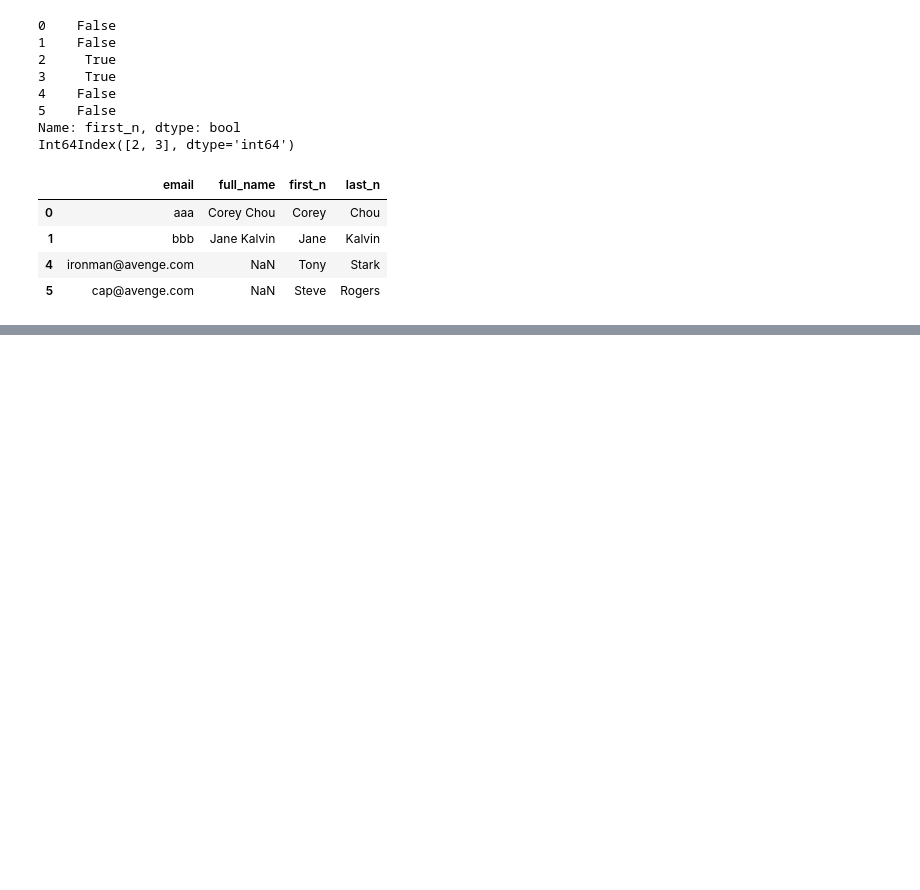
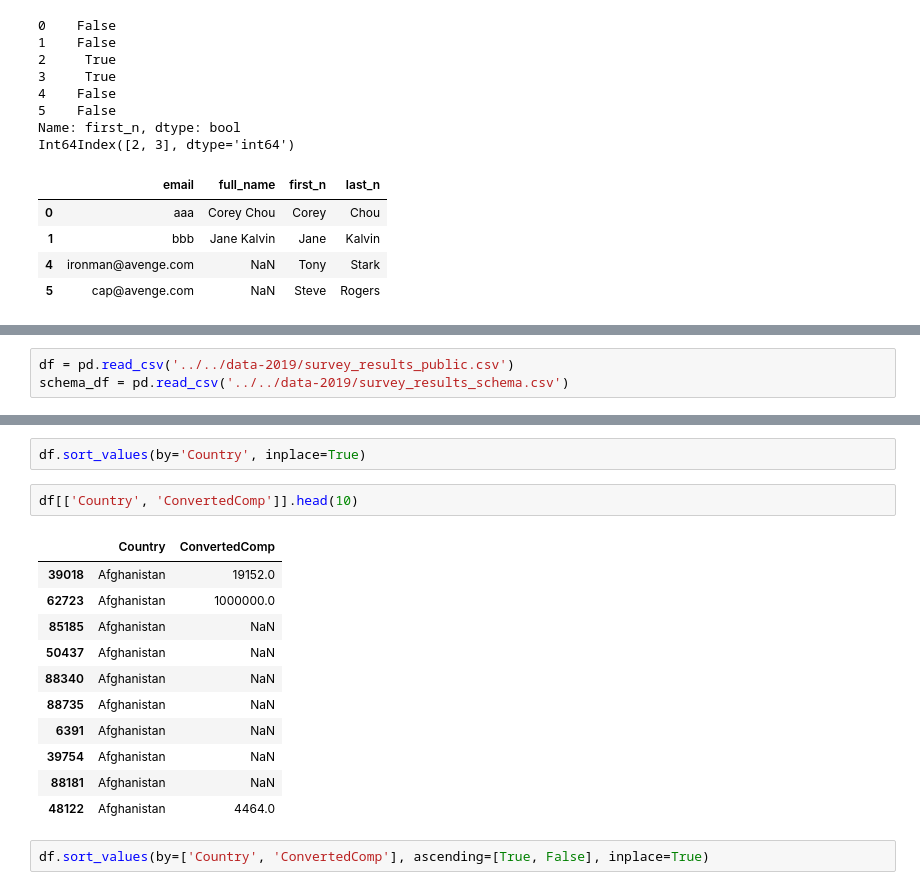
Before and after one commit to LeevesC/LearningML, a Jupyter notebook: Intro_Pandas/03.ipynb, the cells around one changed output, grey strips where cells are left out. Saved outputs shown, nothing was run; the diff lists cells and outputs as text; blank space fills up the shorter version.

```diff
--- a/Intro_Pandas/03.ipynb
+++ b/Intro_Pandas/03.ipynb
@@ -139,0 +198,3 @@ Int64Index([2, 3], dtype='int64')
+# %%
+df = pd.read_csv('../../data-2019/survey_results_public.csv')
+schema_df = pd.read_csv('../../data-2019/survey_results_schema.csv')
@@ -139,0 +208,18 @@ Int64Index([2, 3], dtype='int64')
+# %%
+df.sort_values(by='Country', inplace=True)
+# %%
+df[['Country', 'ConvertedComp']].head(10)
+# %% [output]
+|  | Country | ConvertedComp |
+| 39018 | Afghanistan | 19152.0 |
+| 62723 | Afghanistan | 1000000.0 |
+| 85185 | Afghanistan | NaN |
+| 50437 | Afghanistan | NaN |
+| 88340 | Afghanistan | NaN |
+| 88735 | Afghanistan | NaN |
+| 6391 | Afghanistan | NaN |
+| 39754 | Afghanistan | NaN |
+| 88181 | Afghanistan | NaN |
+| 48122 | Afghanistan | 4464.0 |
+# %%
+df.sort_values(by=['Country', 'ConvertedComp'], ascending=[True, False], inplace=True)
```
Also changed, not shown: parts of 13 cells of this notebook, 2 other files.
